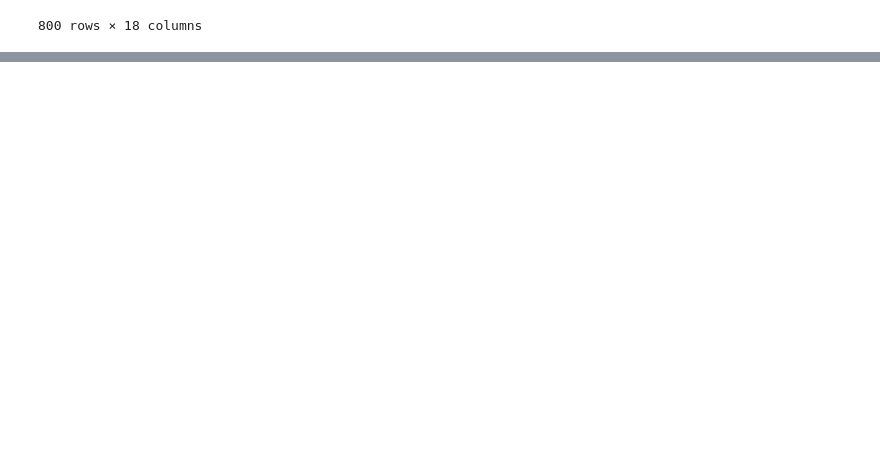
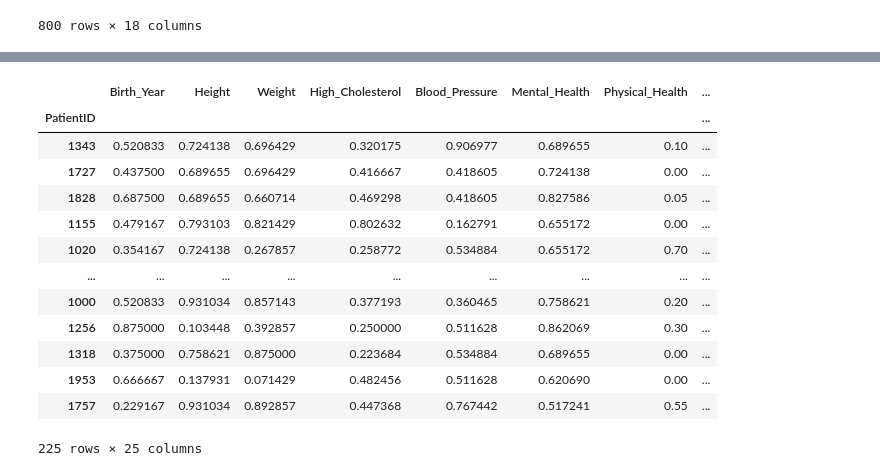
Before and after one commit to henrymmarques/MLProject, a Jupyter notebook: Group03.ipynb, the cells around one changed output, grey strips where cells are left out. Cells and saved outputs as stored; diff of their text form; code cells hidden in the pictures; blank space fills up the shorter version.

```diff
--- a/Group03.ipynb
+++ b/Group03.ipynb
@@ -1193,0 +1232,17 @@ df
+# %%
+test_data
+# %% [output]
+|  | Birth_Year | Height | Weight | High_Cholesterol | Blood_Pressure | Mental_Health | Physical_Health | ... |
+| PatientID |  |  |  |  |  |  |  | ... |
+| 1343 | 0.520833 | 0.724138 | 0.696429 | 0.320175 | 0.906977 | 0.689655 | 0.10 | ... |
+| 1727 | 0.437500 | 0.689655 | 0.696429 | 0.416667 | 0.418605 | 0.724138 | 0.00 | ... |
+| 1828 | 0.687500 | 0.689655 | 0.660714 | 0.469298 | 0.418605 | 0.827586 | 0.05 | ... |
+| 1155 | 0.479167 | 0.793103 | 0.821429 | 0.802632 | 0.162791 | 0.655172 | 0.00 | ... |
+| 1020 | 0.354167 | 0.724138 | 0.267857 | 0.258772 | 0.534884 | 0.655172 | 0.70 | ... |
+| ... | ... | ... | ... | ... | ... | ... | ... | ... |
+| 1000 | 0.520833 | 0.931034 | 0.857143 | 0.377193 | 0.360465 | 0.758621 | 0.20 | ... |
+| 1256 | 0.875000 | 0.103448 | 0.392857 | 0.250000 | 0.511628 | 0.862069 | 0.30 | ... |
+| 1318 | 0.375000 | 0.758621 | 0.875000 | 0.223684 | 0.534884 | 0.689655 | 0.00 | ... |
+| 1953 | 0.666667 | 0.137931 | 0.071429 | 0.482456 | 0.511628 | 0.620690 | 0.00 | ... |
+| 1757 | 0.229167 | 0.931034 | 0.892857 | 0.447368 | 0.767442 | 0.517241 | 0.55 | ... |
+225 rows × 25 columns
```
Also changed, not shown: parts of 12 cells of this notebook, 2 other files.
